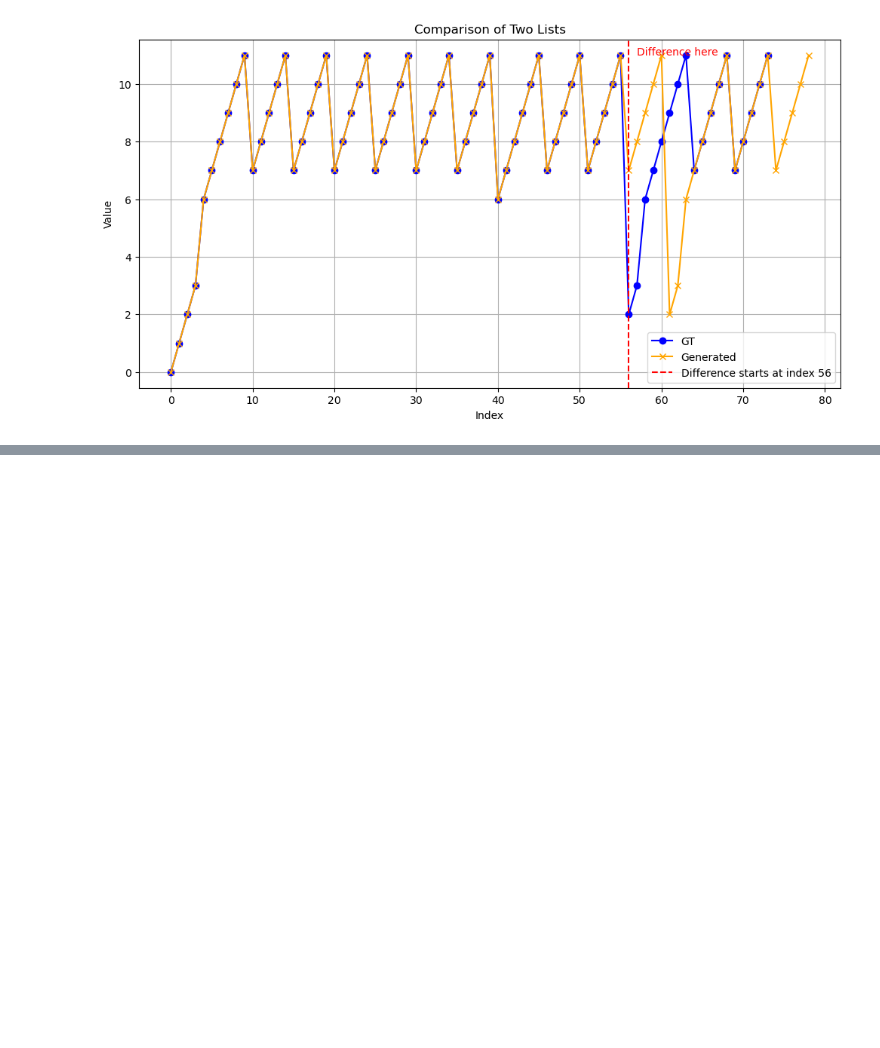
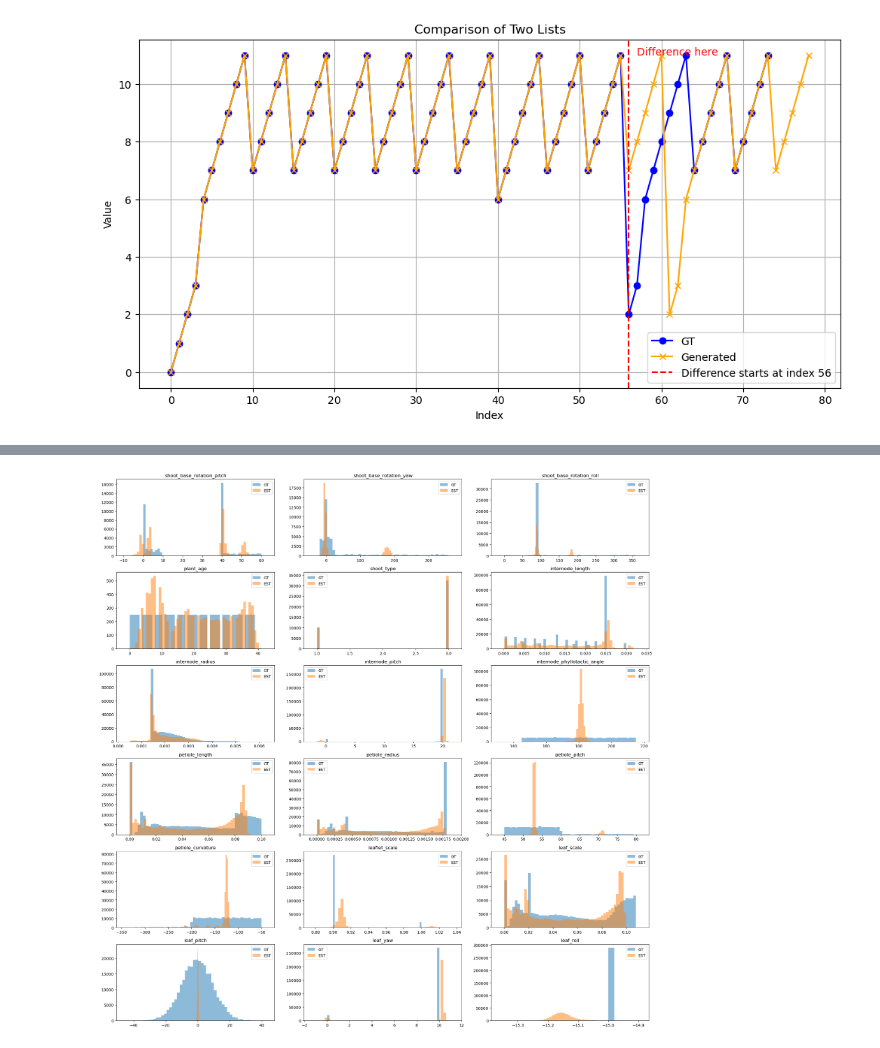
Before and after one commit to GEMINI-Breeding/Image2PlantArchitecture, a Jupyter notebook: src/paper_figures.ipynb, the cells around one changed output, grey strips where cells are left out. Cells and saved outputs as stored; diff of their text form; code cells hidden in the pictures; blank space fills up the shorter version.

```diff
--- a/src/paper_figures.ipynb
+++ b/src/paper_figures.ipynb
@@ -432,0 +483,47 @@ image_vis = cv2.normalize(np.array(image_vis), None, alpha=0, beta=255, norm_typ
+# %%
+# Plant age
+gt_plant_age = np.array([x[0][5] for x in gt_plant_array])
+est_plant_age = np.array([x[0][5] for x in est_plant_array])
+
+# 파라미터 추출
+params = [
+    (gt_shoot_params[:, 0], est_shoot_params[:, 0], "shoot_base_rotation_pitch"),
+    (gt_shoot_params[:, 1], est_shoot_params[:, 1], "shoot_base_rotation_yaw"),
+    (gt_shoot_params[:, 2], est_shoot_params[:, 2], "shoot_base_rotation_roll"),
+    (gt_plant_age, est_plant_age, "plant_age"),
+    (gt_shoot_params[:, 4], est_shoot_params[:, 4], "shoot_type"),
+    (gt_internode_params[:, 0], est_internode_params[:, 0], "internode_length"),
+    (gt_internode_params[:, 1], est_internode_params[:, 1], "internode_radius"),
+    (gt_internode_params[:, 2], est_internode_params[:, 2], "internode_pitch"),
+    (gt_internode_params[:, 3], est_internode_params[:, 3], "internode_phyllotactic_angle"),
+    (gt_petiole_params[:, 0], est_petiole_params[:, 0], "petiole_length"),
+    (gt_petiole_params[:, 1], est_petiole_params[:, 1], "petiole_radius"),
+    (gt_petiole_params[:, 2], est_petiole_params[:, 2], "petiole_pitch"),
+    (gt_petiole_params[:, 3], est_petiole_params[:, 3], "petiole_curvature"),
+    (gt_petiole_params[:, 4], est_petiole_params[:, 4], "leaflet_scale"),
+    (gt_leaf_params[:, 0], est_leaf_params[:, 0], "leaf_scale"),
+    (gt_leaf_params[:, 1], est_leaf_params[:, 1], "leaf_pitch"),
+    (gt_leaf_params[:, 2], est_leaf_params[:, 2], "leaf_yaw"),
+    (gt_leaf_params[:, 3], est_leaf_params[:, 3], "leaf_roll")
+]
+
+# 그래프 그리기
+fig, axes = plt.subplots(nrows=6, ncols=3, figsize=(20, 20))
+axes = axes.flatten()
+
+for ax, (gt_param, est_param, title) in zip(axes, params):
+    ax.hist(gt_param, bins=50, alpha=0.5, label='GT')
+    ax.hist(est_param, bins=50, alpha=0.5, label='EST')
+
+    # Add margin to the X-axis
+    x_min = min(gt_param.min(), est_param.min())
+    x_max = max(gt_param.max(), est_param.max())
+    margin = (x_max - x_min) * 0.10  # 10% margin
+    ax.set_xlim(x_min - margin, x_max + margin)
+    ax.set_title(title)
+    ax.legend()
+
+plt.tight_layout()
+plt.show()
+# %% [output]
+[figure, added]
```
Also changed, not shown: parts of 10 cells of this notebook, 6 other files.
